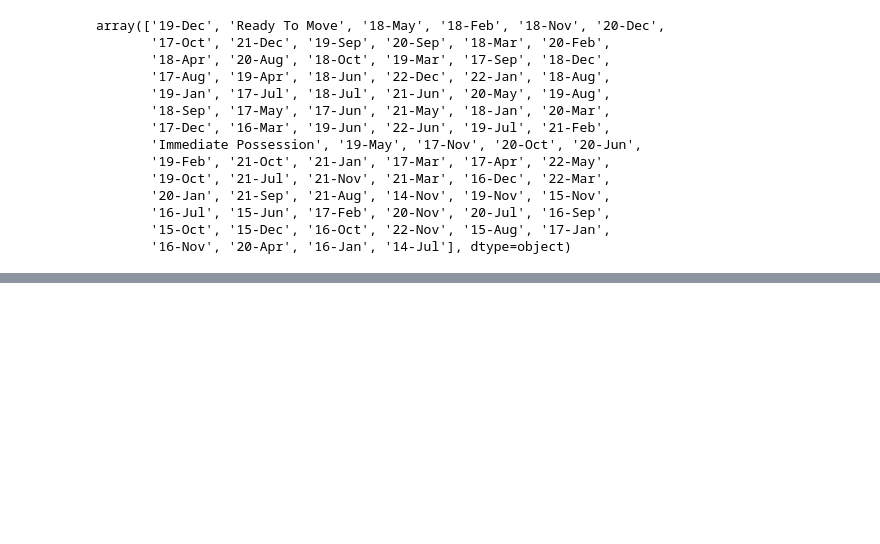
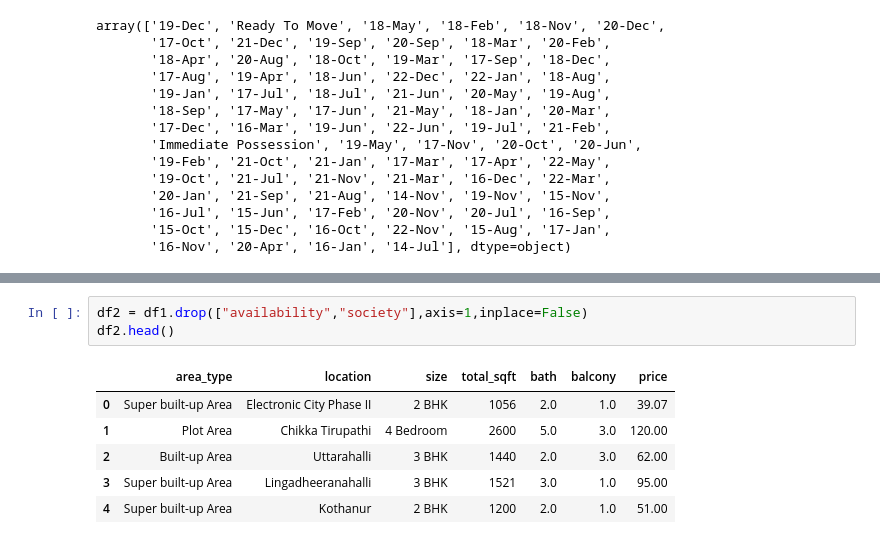
Before and after one commit to adityabommaraju/MachineLearning, a Jupyter notebook: Bangalore House Prediction.ipynb, the cells around one changed output, grey strips where cells are left out. Saved outputs shown, nothing was run; the diff lists cells and outputs as text; blank space fills up the shorter version.

```diff
--- a/Bangalore House Prediction.ipynb
+++ b/Bangalore House Prediction.ipynb
@@ -139,0 +201,10 @@ balc
+# %%
+df2 = df1.drop(["availability","society"],axis=1,inplace=False)
+df2.head()
+# %% [output]
+|  | area_type | location | size | total_sqft | bath | balcony | price |
+| 0 | Super built-up Area | Electronic City Phase II | 2 BHK | 1056 | 2.0 | 1.0 | 39.07 |
+| 1 | Plot Area | Chikka Tirupathi | 4 Bedroom | 2600 | 5.0 | 3.0 | 120.00 |
+| 2 | Built-up Area | Uttarahalli | 3 BHK | 1440 | 2.0 | 3.0 | 62.00 |
+| 3 | Super built-up Area | Lingadheeranahalli | 3 BHK | 1521 | 3.0 | 1.0 | 95.00 |
+| 4 | Super built-up Area | Kothanur | 2 BHK | 1200 | 2.0 | 1.0 | 51.00 |
```
Also changed, not shown: parts of 5 cells of this notebook.
